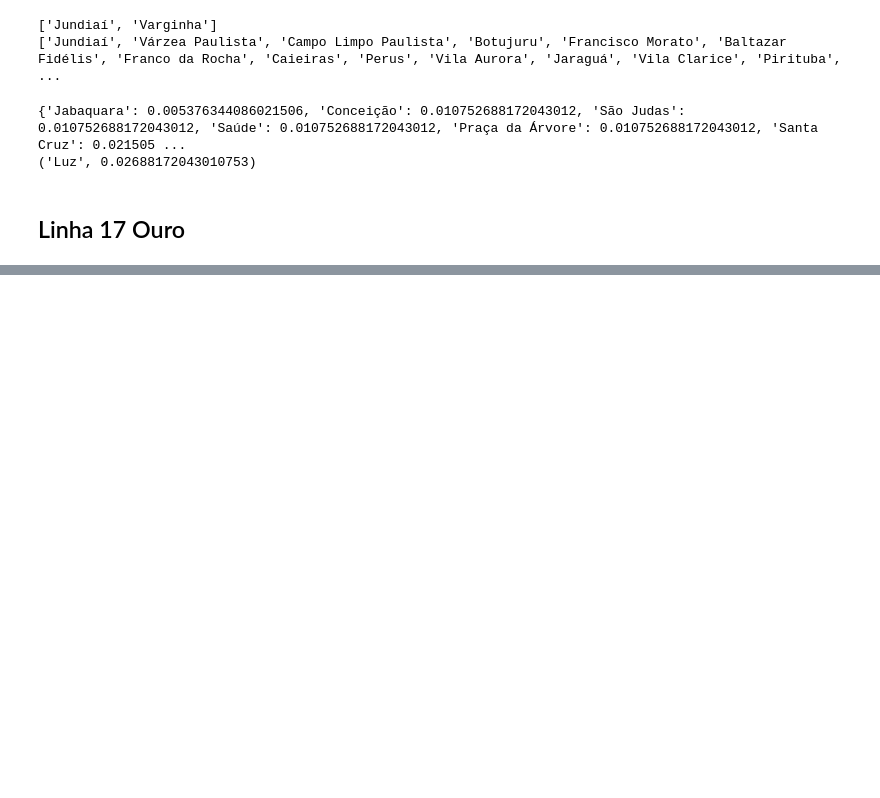
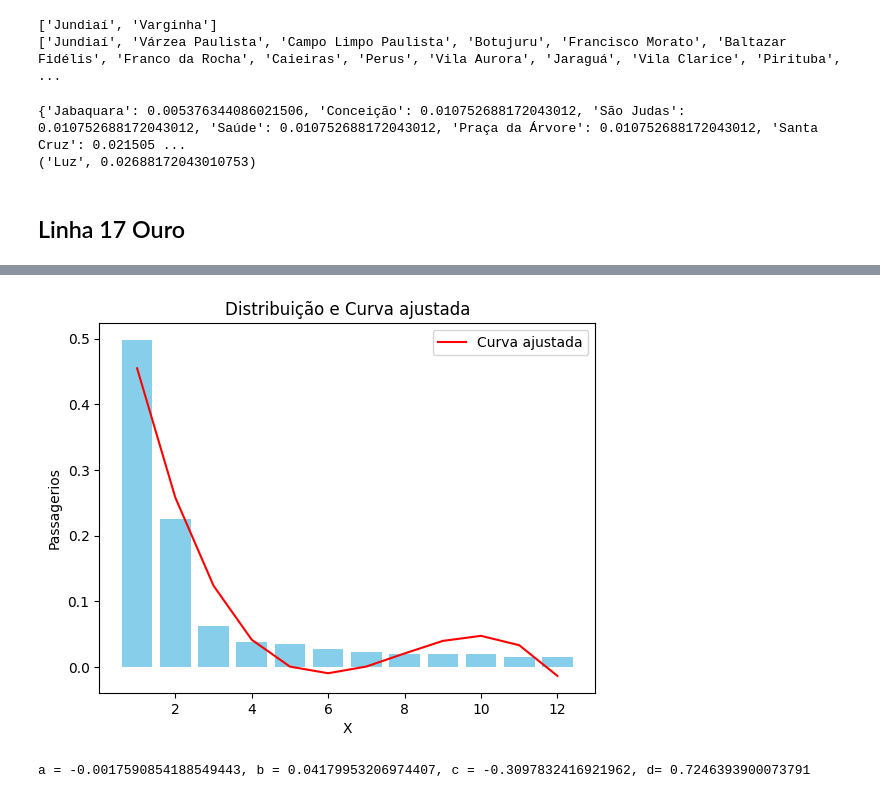
Before and after one commit to PauloAPH/AnaliseDoSistemaMetroviarioDeSaoPaulo, a Jupyter notebook: Sistema_metroviário_de_SP.ipynb, the cells around one changed output, grey strips where cells are left out. Cells and saved outputs as stored; diff of their text form; code cells hidden in the pictures; blank space fills up the shorter version.

```diff
--- a/Sistema_metroviário_de_SP.ipynb
+++ b/Sistema_metroviário_de_SP.ipynb
@@ -514,0 +529,28 @@ print(centrality_sorted_laranja[0]) # vertice com maior centralidade de grau [re
+# %%
+def poly_func3(x, a, b, c, d):
+    return a * x**3 + b * x**2 + c * x + d
+# %%
+linha_prata_ = linha_prata["Media"]
+linha_prata_ = linha_prata_.sort_values(ascending=False)
+linha_prata_ = linha_prata_/linha_prata_.sum()
+# %%
+x_data = np.arange(1, len(linha_prata_)+1)
+y_data = linha_prata_
+
+params, covariance = curve_fit(poly_func3, x_data, y_data)
+
+y_fitted = poly_func3(x_data, *params)
+
+
+plt.bar(x_data, y_data, color='skyblue')
+plt.plot(x_data, y_fitted, color='red', label='Curva ajustada')
+plt.title('Distribuição e Curva ajustada')
+plt.xlabel('X')
+plt.ylabel('Passagerios')
+plt.legend()
+plt.show()
+
+print("a = {}, b = {}, c = {}, d= {}".format(*params))
+# %% [output]
+[figure, added]
+a = -0.0017590854188549443, b = 0.04179953206974407, c = -0.3097832416921962, d= 0.7246393900073791
```
Also changed, not shown: parts of 43 cells of this notebook, 5 other files.
